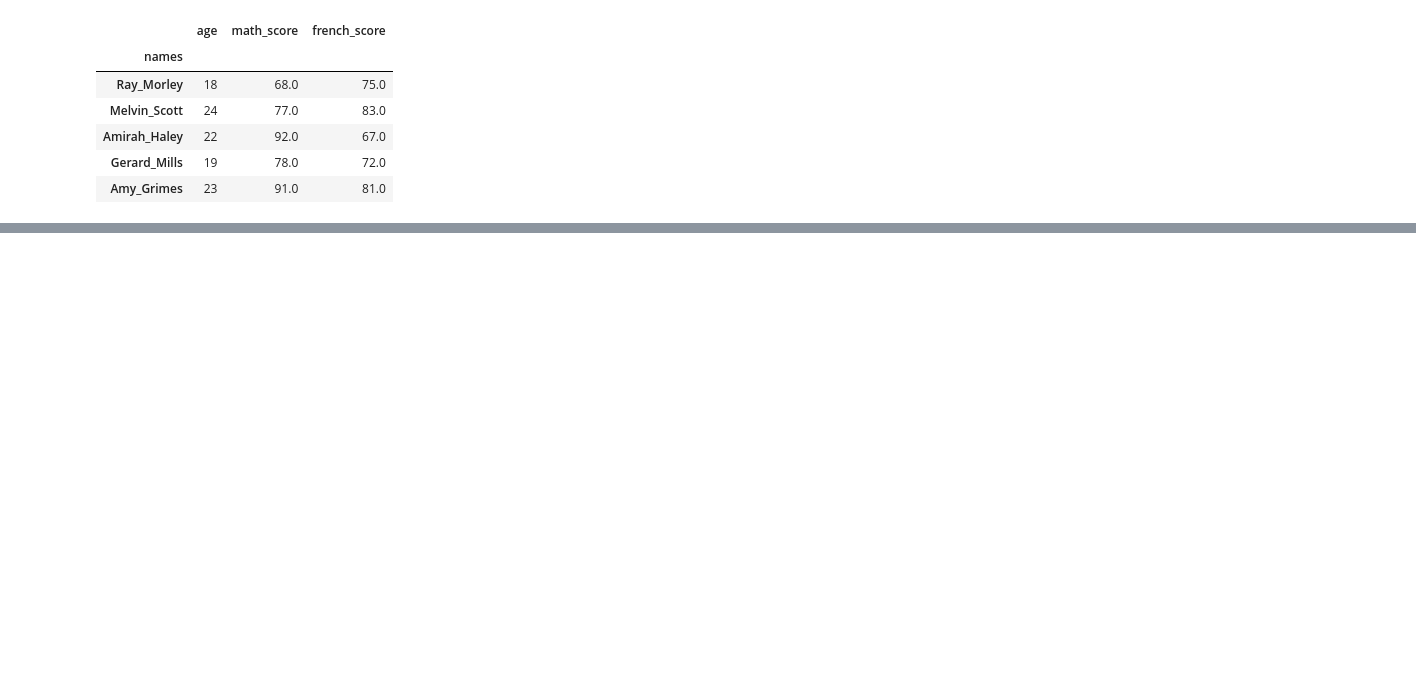
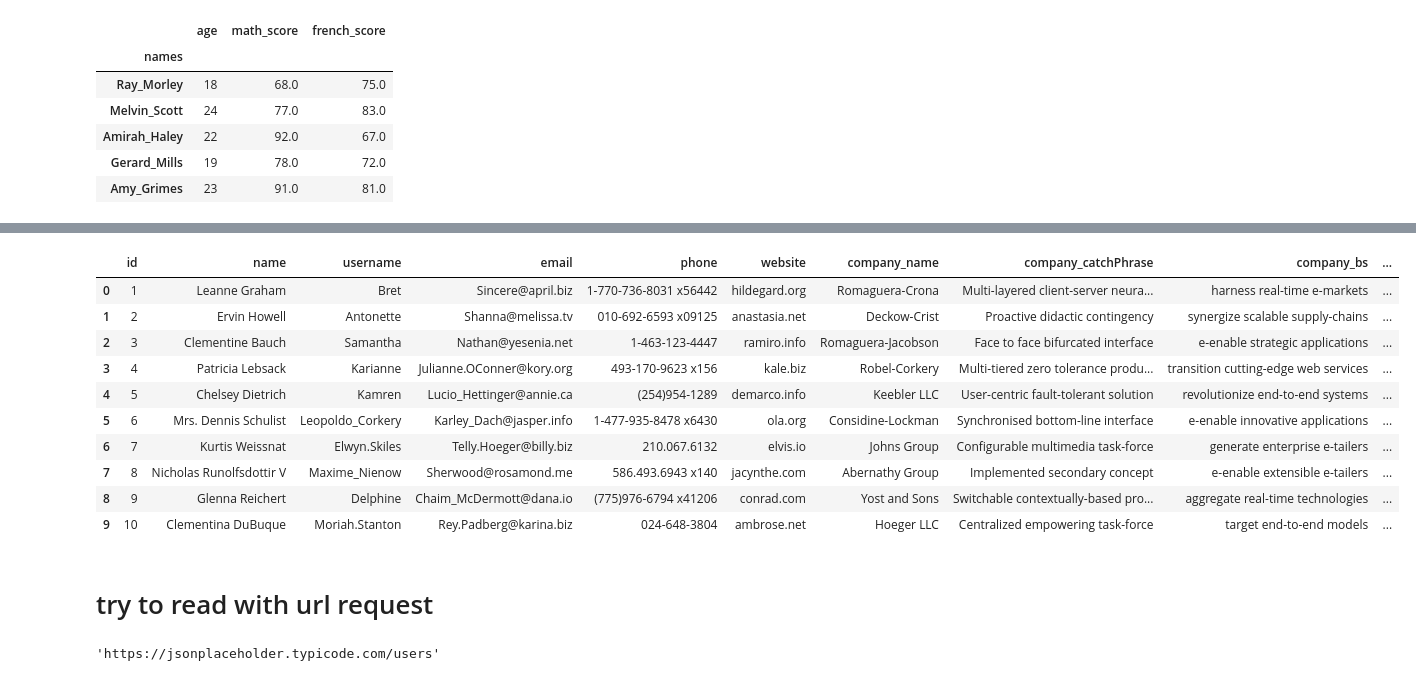
Before and after one commit to it-AVNG/pandas4Everyone, a Jupyter notebook: code/read_data.ipynb, the cells around one changed output, grey strips where cells are left out. Cells and saved outputs as stored; diff of their text form; code cells hidden in the pictures; blank space fills up the shorter version.

Commit message:
add lesson on using read_json and pandas.json_normalize

```diff
--- a/code/read_data.ipynb
+++ b/code/read_data.ipynb
@@ -104,0 +157,6 @@ df
+# %%
+url ='https://jsonplaceholder.typicode.com/users'
+users = pd.read_json(
+    url,
+
+)
@@ -104,0 +177,13 @@ df
+# %%
+import json
+from pandas import json_normalize
+users_add = json_normalize(users['address'])
+users_add= users_add.add_prefix('address_')
+# %%
+users_company =json_normalize(users.company)
+users_company=users_company.add_prefix('company_')
+# %%
+users= (users
+        .join(users_company)
+        .join(users_add)
+        .drop(cols=['address','company']))
@@ -104,0 +210,20 @@ df
+# %%
+users
+# %% [output]
+|  | id | name | username | email | phone | website | company_name | company_catchPhrase | company_bs | ... |
+| 0 | 1 | Leanne Graham | Bret | Sincere@april.biz | 1-770-736-8031 x56442 | hildegard.org | Romaguera-Crona | Multi-layered client-server neura... | harness real-time e-markets | ... |
+| 1 | 2 | Ervin Howell | Antonette | Shanna@melissa.tv | 010-692-6593 x09125 | anastasia.net | Deckow-Crist | Proactive didactic contingency | synergize scalable supply-chains | ... |
+| 2 | 3 | Clementine Bauch | Samantha | Nathan@yesenia.net | 1-463-123-4447 | ramiro.info | Romaguera-Jacobson | Face to face bifurcated interface | e-enable strategic applications | ... |
+| 3 | 4 | Patricia Lebsack | Karianne | Julianne.OConner@kory.org | 493-170-9623 x156 | kale.biz | Robel-Corkery | Multi-tiered zero tolerance produ... | transition cutting-edge web services | ... |
+| 4 | 5 | Chelsey Dietrich | Kamren | Lucio_Hettinger@annie.ca | (254)954-1289 | demarco.info | Keebler LLC | User-centric fault-tolerant solution | revolutionize end-to-end systems | ... |
+| 5 | 6 | Mrs. Dennis Schulist | Leopoldo_Corkery | Karley_Dach@jasper.info | 1-477-935-8478 x6430 | ola.org | Considine-Lockman | Synchronised bottom-line interface | e-enable innovative applications | ... |
+| 6 | 7 | Kurtis Weissnat | Elwyn.Skiles | Telly.Hoeger@billy.biz | 210.067.6132 | elvis.io | Johns Group | Configurable multimedia task-force | generate enterprise e-tailers | ... |
+| 7 | 8 | Nicholas Runolfsdottir V | Maxime_Nienow | Sherwood@rosamond.me | 586.493.6943 x140 | jacynthe.com | Abernathy Group | Implemented secondary concept | e-enable extensible e-tailers | ... |
+| 8 | 9 | Glenna Reichert | Delphine | Chaim_McDermott@dana.io | (775)976-6794 x41206 | conrad.com | Yost and Sons | Switchable contextually-based pro... | aggregate real-time technologies | ... |
+| 9 | 10 | Clementina DuBuque | Moriah.Stanton | Rey.Padberg@karina.biz | 024-648-3804 | ambrose.net | Hoeger LLC | Centralized empowering task-force | target end-to-end models | ... |
+# %% [markdown]
+# try to read with url request
+# %%
+url
+# %% [output]
+'https://jsonplaceholder.typicode.com/users'
```
Also changed, not shown: parts of 12 cells of this notebook.
